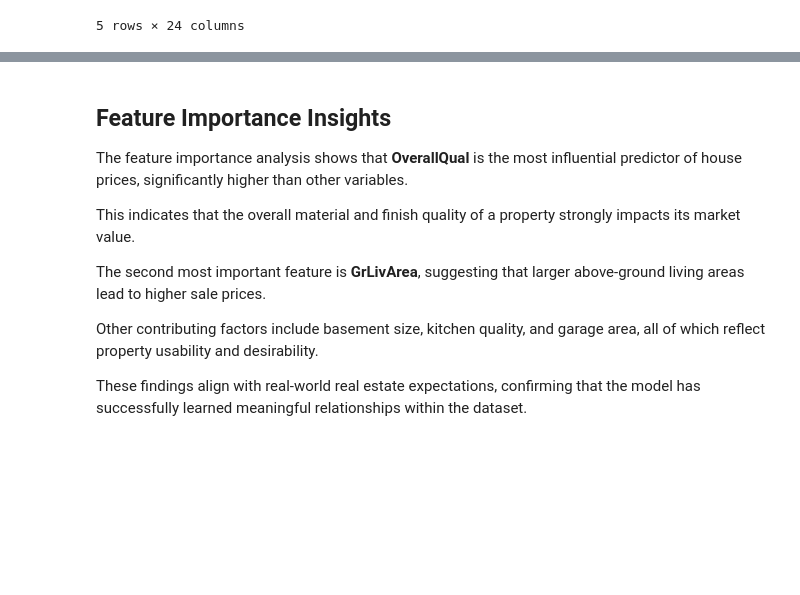
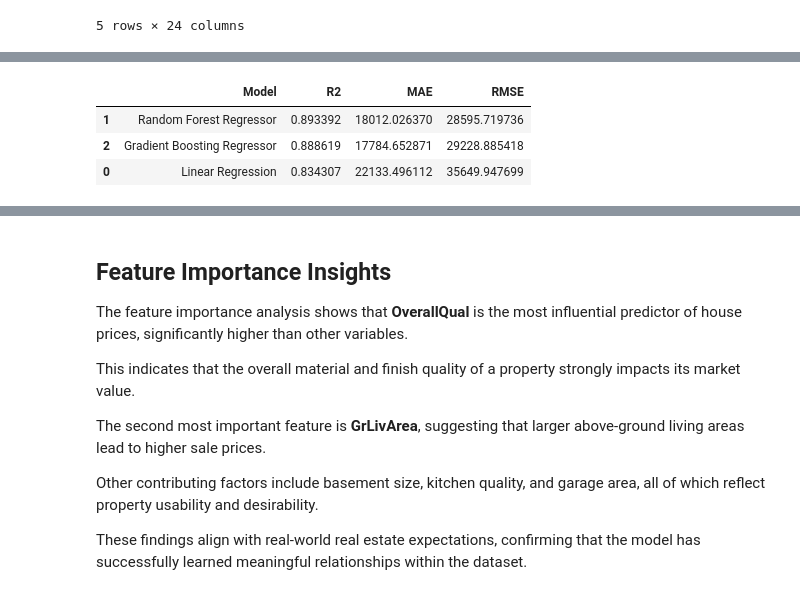
Before and after one commit to boneyphilip/houselytics, a Jupyter notebook: notebooks/04_modeling.ipynb, the cells around one changed output, grey strips where cells are left out. Cells and saved outputs as stored; diff of their text form; code cells hidden in the pictures; blank space fills up the shorter version.

```diff
--- a/notebooks/04_modeling.ipynb
+++ b/notebooks/04_modeling.ipynb
@@ -115,0 +104,27 @@ plt.show()
+# %%
+candidate_models = {
+    "Linear Regression": LinearRegression(),
+    "Random Forest Regressor": RandomForestRegressor(random_state=42),
+    "Gradient Boosting Regressor": GradientBoostingRegressor(random_state=42),
+}
+
+comparison_results = []
+
+for name, candidate_model in candidate_models.items():
+    candidate_model.fit(X_train, y_train)
+    preds = candidate_model.predict(X_test)
+
+    comparison_results.append({
+        "Model": name,
+        "R2": r2_score(y_test, preds),
+        "MAE": mean_absolute_error(y_test, preds),
+        "RMSE": root_mean_squared_error(y_test, preds)
+    })
+
+comparison_df = pd.DataFrame(comparison_results).sort_values(by="R2", ascending=False)
+comparison_df
+# %% [output]
+|  | Model | R2 | MAE | RMSE |
+| 1 | Random Forest Regressor | 0.893392 | 18012.026370 | 28595.719736 |
+| 2 | Gradient Boosting Regressor | 0.888619 | 17784.652871 | 29228.885418 |
+| 0 | Linear Regression | 0.834307 | 22133.496112 | 35649.947699 |
```
Also changed, not shown: parts of 23 cells of this notebook, 2 other files.
